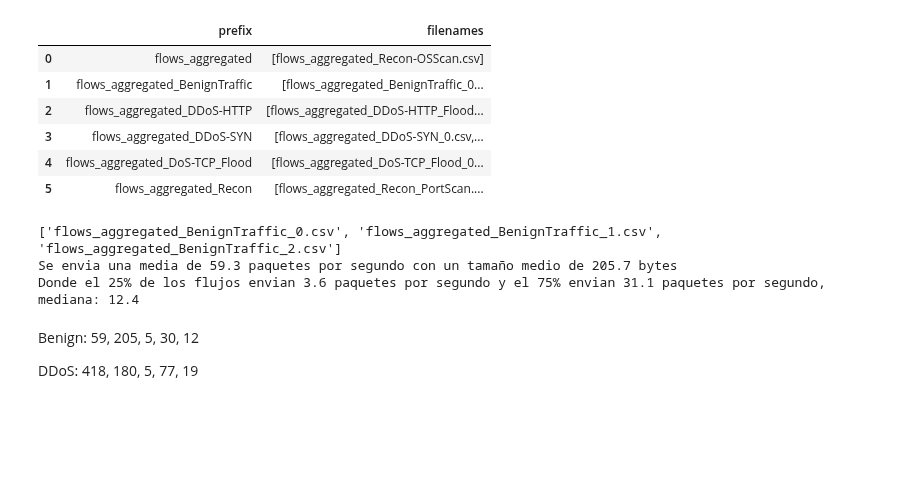
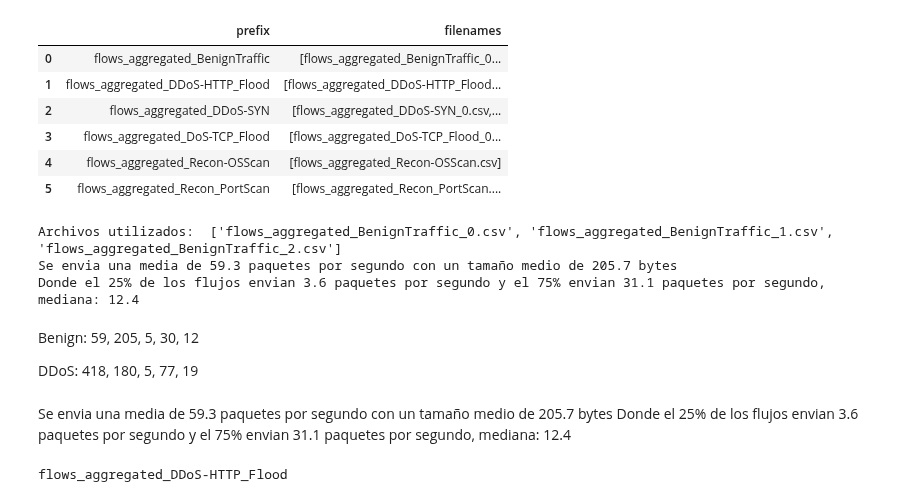
Before and after one commit to CesarRodrigu/GII-24.19-contramedidas-IoT-mediante-reinforcement-learning, a Jupyter notebook: Extraccion_Datos_Paquetes.ipynb, the cells around one changed output. Cells and saved outputs as stored; diff of their text form; code cells hidden in the pictures; blank space fills up the shorter version.

Commit message:
Actualizado la generacion de paquetes benignos

```diff
--- a/Extraccion_Datos_Paquetes.ipynb
+++ b/Extraccion_Datos_Paquetes.ipynb
@@ -7,29 +6,38 @@ import os
 # %%
+
+
 CARPETA = r'C:\Users\cesar\OneDrive - Universidad de Burgos\TFG\Repo\CIC_IOT-20250124T124300Z-001\CIC_IOT'
 
 # Listar los archivos de la carpeta
 df = DataFrame(os.listdir(CARPETA), columns=['filenames'])
 
-df['prefix'] = df['filenames'].apply(lambda x: x.rsplit('_', 1)[0])
+def obtenerPrefijo(titulo:str)->str:
+    tiene_num=titulo.rsplit('_',1)[-1].removesuffix('.csv').isnumeric()
+    if(tiene_num):
+        return titulo.rsplit('_',1)[0]
+    return titulo.rsplit('.',1)[0] # Quitar solo la extension si no tiene numero
+
+df['prefix'] = df['filenames'].apply(obtenerPrefijo)
 # Agrupar los archivos por tipo de ataque
-df_grouped = df.groupby('prefix')['filenames'].apply(list).reset_index()
+df_grouped: DataFrame = df.groupby(
+    'prefix')['filenames'].apply(list).reset_index()
 
 df_grouped
 # %% [output]
 |  | prefix | filenames |
-| 0 | flows_aggregated | [flows_aggregated_Recon-OSScan.csv] |
-| 1 | flows_aggregated_BenignTraffic | [flows_aggregated_BenignTraffic_0... |
-| 2 | flows_aggregated_DDoS-HTTP | [flows_aggregated_DDoS-HTTP_Flood... |
-| 3 | flows_aggregated_DDoS-SYN | [flows_aggregated_DDoS-SYN_0.csv,... |
-| 4 | flows_aggregated_DoS-TCP_Flood | [flows_aggregated_DoS-TCP_Flood_0... |
-| 5 | flows_aggregated_Recon | [flows_aggregated_Recon_PortScan.... |
+| 0 | flows_aggregated_BenignTraffic | [flows_aggregated_BenignTraffic_0... |
+| 1 | flows_aggregated_DDoS-HTTP_Flood | [flows_aggregated_DDoS-HTTP_Flood... |
+| 2 | flows_aggregated_DDoS-SYN | [flows_aggregated_DDoS-SYN_0.csv,... |
+| 3 | flows_aggregated_DoS-TCP_Flood | [flows_aggregated_DoS-TCP_Flood_0... |
+| 4 | flows_aggregated_Recon-OSScan | [flows_aggregated_Recon-OSScan.csv] |
+| 5 | flows_aggregated_Recon_PortScan | [flows_aggregated_Recon_PortScan.... |
 # %%
-def filter_filenames(df, text):
+def filter_filenames(df:DataFrame, text:str)->list[str]:
     return df[df['prefix'].str.contains(text)]['filenames'].iloc[0]
 
 
-filtered_filenames = filter_filenames(df_grouped, 'Beni')
-print(filtered_filenames)
+filtered_filenames: list[str] = filter_filenames(df_grouped, 'Beni')
+print("Archivos utilizados: ",filtered_filenames)
 
 tipo = '_2'
 tiempo_flujo = 30  # Flujos de 30 Segundos
@@ -43,22 +51,37 @@ dfs: list[DataFrame] = [pd.read_csv(os.path.join(CARPETA, file),
 
 df_combined: DataFrame = pd.concat(dfs, ignore_index=True)
 
-pack_sec: float = ((df_combined['num_flows'+tipo] *
-            df_combined['packets_forward_mean'+tipo])/tiempo_flujo).mean()
+flows_sec:Series = (df_combined['num_flows'+tipo]/tiempo_flujo)
+
+pack_sec: float = (df_combined['packets_forward_mean'+tipo]*flows_sec).mean()
 
 tam_paquetes_sec: float = (df_combined['avg_pkt_size_mean'+tipo]).mean()
 
-pack_sec_q1: float = (df_combined['num_flows'+tipo] *df_combined['packets_forward_q1'+tipo]/tiempo_flujo).mean()
-pack_sec_q3: float = (df_combined['num_flows'+tipo] *df_combined['packets_forward_q3'+tipo]/tiempo_flujo).mean()
-pack_sec_median: float= (df_combined['num_flows'+tipo] *df_combined['packets_forward_median'+tipo]/tiempo_flujo).mean()
+pack_sec_q1: float = (df_combined['packets_forward_q1'+tipo]*flows_sec).mean()
+pack_sec_q3: float = (df_combined['packets_forward_q3'+tipo]*flows_sec).mean()
+pack_sec_median: float = (df_combined['packets_forward_median'+tipo]*flows_sec).mean()
 
 print(f'Se envia una media de {pack_sec:.1f} paquetes por segundo con un tamaño medio de {tam_paquetes_sec:.1f} bytes')
 print(f"Donde el 25% de los flujos envian {pack_sec_q1:.1f} paquetes por segundo y el 75% envian {pack_sec_q3:.1f} paquetes por segundo, mediana: {pack_sec_median:.1f}")
 # %% [output]
-['flows_aggregated_BenignTraffic_0.csv', 'flows_aggregated_BenignTraffic_1.csv', 'flows_aggregated_BenignTraffic_2.csv']
+Archivos utilizados:  ['flows_aggregated_BenignTraffic_0.csv', 'flows_aggregated_BenignTraffic_1.csv', 'flows_aggregated_BenignTraffic_2.csv']
 Se envia una media de 59.3 paquetes por segundo con un tamaño medio de 205.7 bytes
 Donde el 25% de los flujos envian 3.6 paquetes por segundo y el 75% envian 31.1 paquetes por segundo, mediana: 12.4
 # %% [markdown]
 Benign: 59, 205, 5, 30, 12
 
 DDoS: 418, 180, 5, 77, 19
+# %% [markdown]
+Se envia una media de 59.3 paquetes por segundo con un tamaño medio de 205.7 bytes
+Donde el 25% de los flujos envian 3.6 paquetes por segundo y el 75% envian 31.1 paquetes por segundo, mediana: 12.4
+# %%
+titulo='flows_aggregated_BenignTraffic_0.csv'
+titulo='flows_aggregated_DDoS-HTTP_Flood.csv'
+def obtenerPrefijo(titulo:str)->str:
+    tiene_num=titulo.rsplit('_',1)[-1].removesuffix('.csv').isnumeric()
+    if(tiene_num):
+        return titulo.rsplit('_',1)[0]
+    return titulo.rsplit('.',1)[0]
+print(obtenerPrefijo(titulo))
+# %% [output]
+flows_aggregated_DDoS-HTTP_Flood
```
Also changed, not shown: parts of 1 cell of this notebook, 2 other files.
